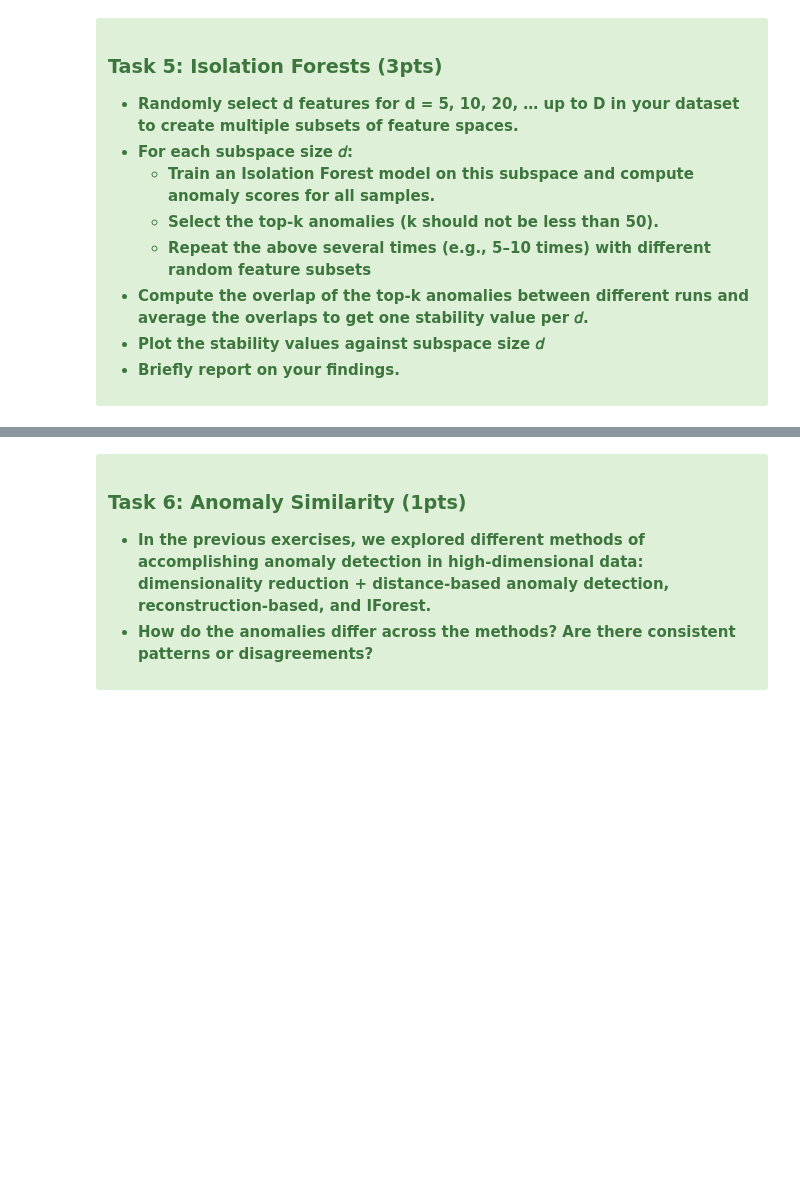
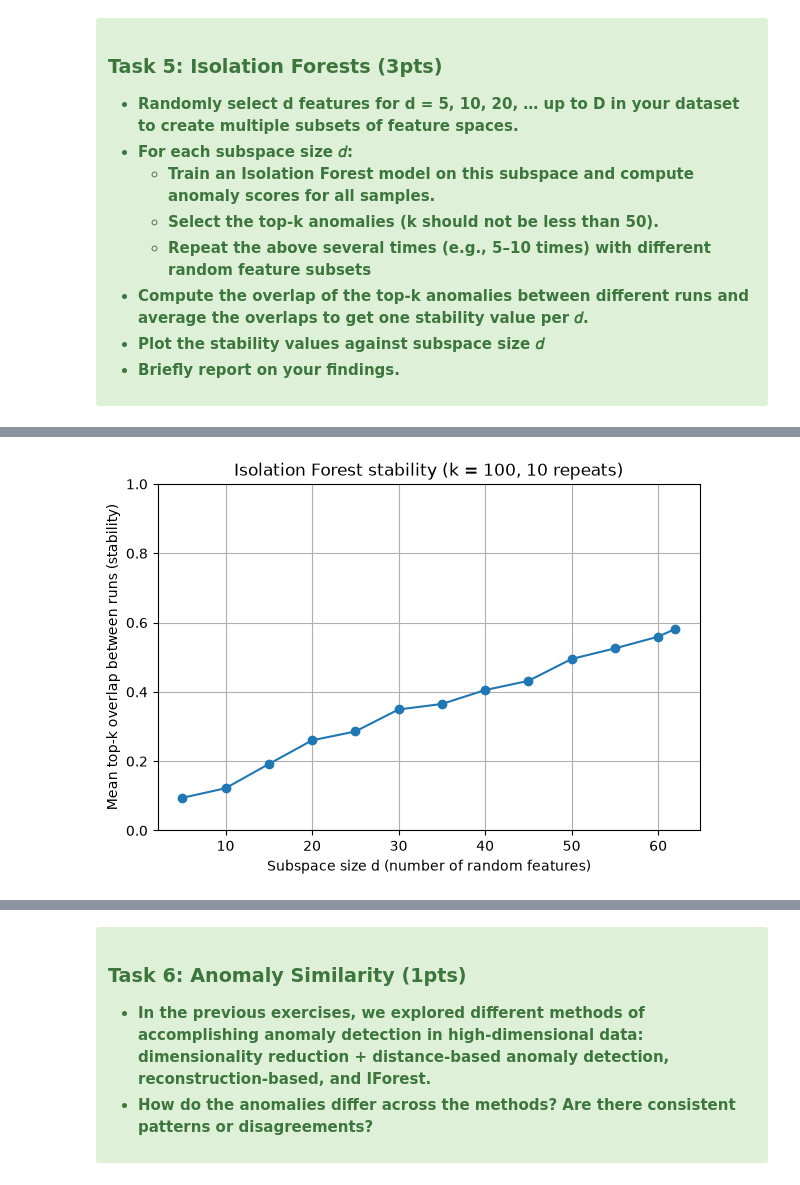
Before and after one commit to Masters-Halmstad/Data-Mining-DT8013, a Jupyter notebook: Lab#3_anomaly_detection2/lab_anomaly_detection_2.ipynb, the cells around one changed output, grey strips where cells are left out. Drawn from its saved outputs; the diff is of its cells as text; code cells hidden in the pictures; blank space fills up the shorter version.

```diff
--- a/Lab#3_anomaly_detection2/lab_anomaly_detection_2.ipynb
+++ b/Lab#3_anomaly_detection2/lab_anomaly_detection_2.ipynb
@@ -342,0 +546,15 @@ plt.show()
+# %%
+#2. loop over subspace
+stability = []                              # one value per d
+all_runs = {}                               # keep the top-k sets for Task 6
+
+for d in dims:
+    # repeat n_repeats times with different random feature subsets
+    runs = [run_iforest(X, d, k, rng) for _ in range(n_repeats)]
+    all_runs[d] = runs
+
+    # overlap for every pair of runs, then the average
+    pair_overlaps = [overlap(a, b, k) for a, b in combinations(runs, 2)]
+    stability.append(np.mean(pair_overlaps))
+
+    print(f"d = {d:>2}: stability = {stability[-1]:.3f}")
@@ -342,0 +575,13 @@ plt.show()
+# %%
+##3. Visualization
+
+plt.figure(figsize=(7, 4.5))
+plt.plot(dims, stability, marker='o')
+plt.xlabel("Subspace size d (number of random features)")
+plt.ylabel("Mean top-k overlap between runs (stability)")
+plt.title(f"Isolation Forest stability (k = {k}, {n_repeats} repeats)")
+plt.ylim(0, 1)
+plt.grid(True)
+plt.show()
+# %% [output]
+[figure, added]
```
Also changed, not shown: parts of 11 cells of this notebook.
